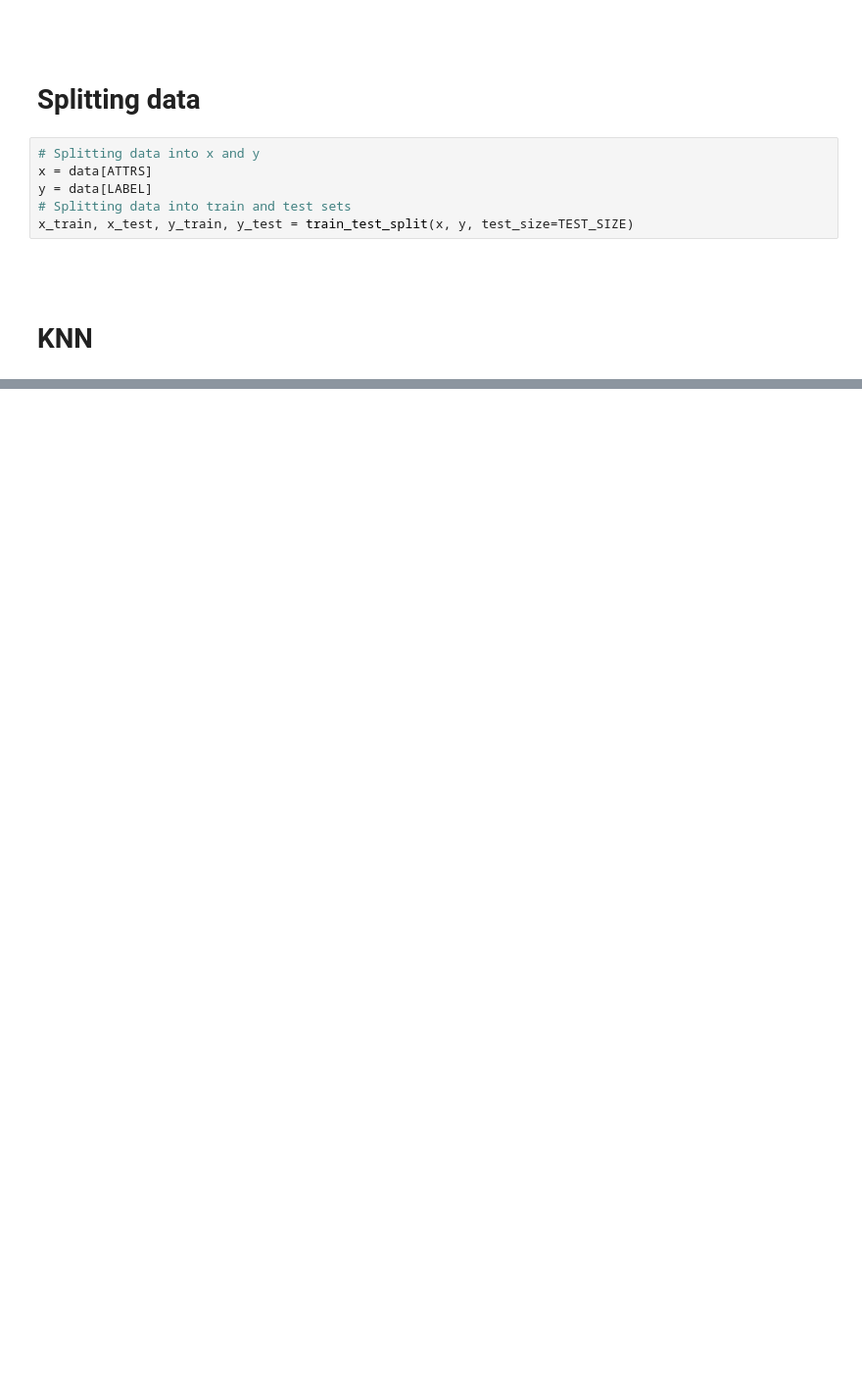
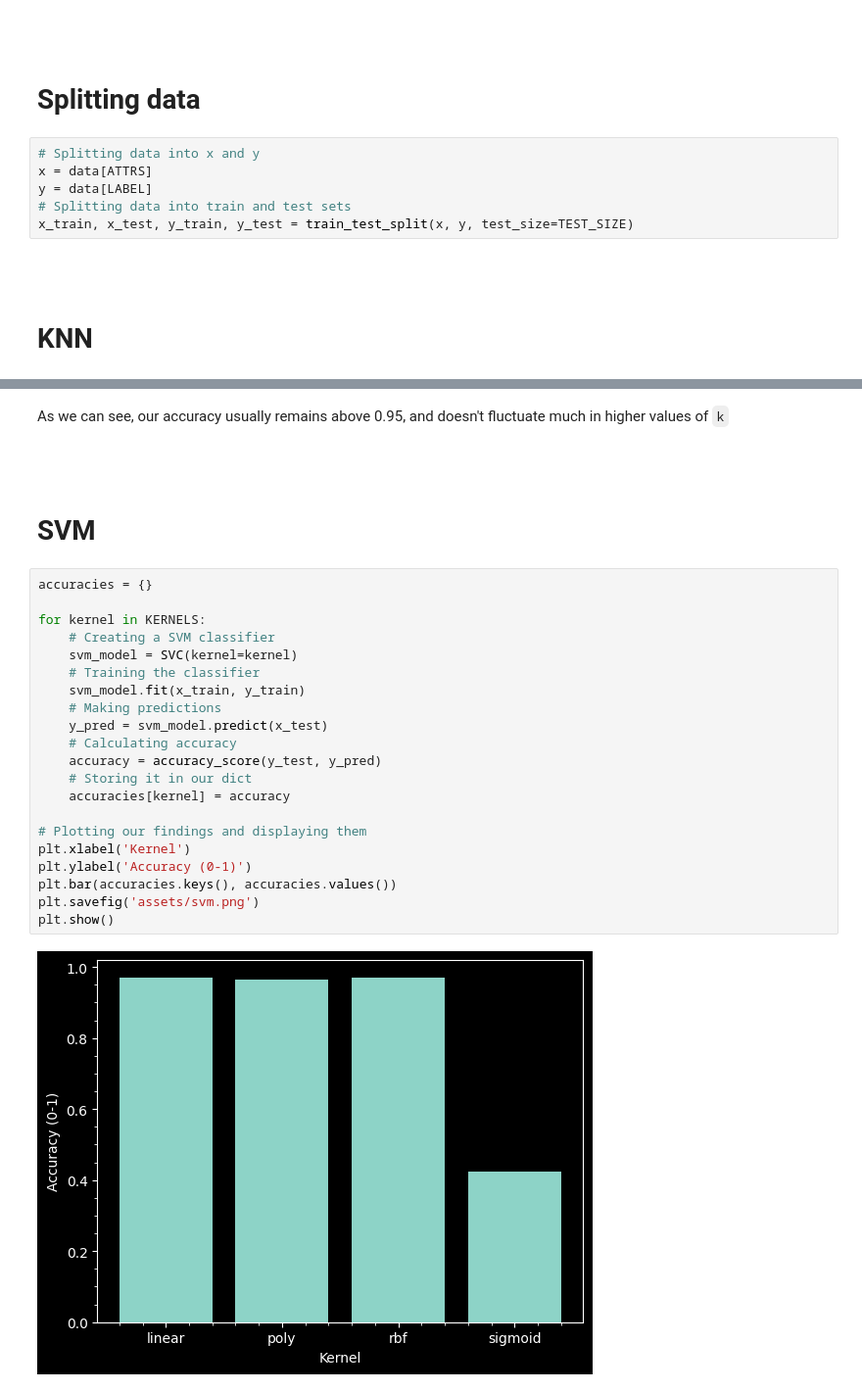
Before and after one commit to msr8/classification-project, a Jupyter notebook: main.ipynb, the cells around one changed output, grey strips where cells are left out. Shown: that part at 98% size. Saved outputs shown, nothing was run; the diff lists cells and outputs as text; blank space fills up the shorter version.

```diff
--- a/main.ipynb
+++ b/main.ipynb
@@ -142,0 +127,29 @@ for k in range(*KS):
+# %% [markdown]
+As we can see, our accuracy usually remains above 0.95, and doesn't fluctuate much in higher values of `k`
+# %% [markdown]
+<br>
+# %% [markdown]
+# SVM
+# %%
+accuracies = {}
+
+for kernel in KERNELS:
+    # Creating a SVM classifier
+    svm_model = SVC(kernel=kernel)
+    # Training the classifier
+    svm_model.fit(x_train, y_train)
+    # Making predictions
+    y_pred = svm_model.predict(x_test)
+    # Calculating accuracy
+    accuracy = accuracy_score(y_test, y_pred)
+    # Storing it in our dict
+    accuracies[kernel] = accuracy
+
+# Plotting our findings and displaying them
+plt.xlabel('Kernel')
+plt.ylabel('Accuracy (0-1)')
+plt.bar(accuracies.keys(), accuracies.values())
+plt.savefig('assets/svm.png')
+plt.show()
+# %% [output]
+[figure, added]
```
Also changed, not shown: parts of 7 cells of this notebook, 8 other files.
